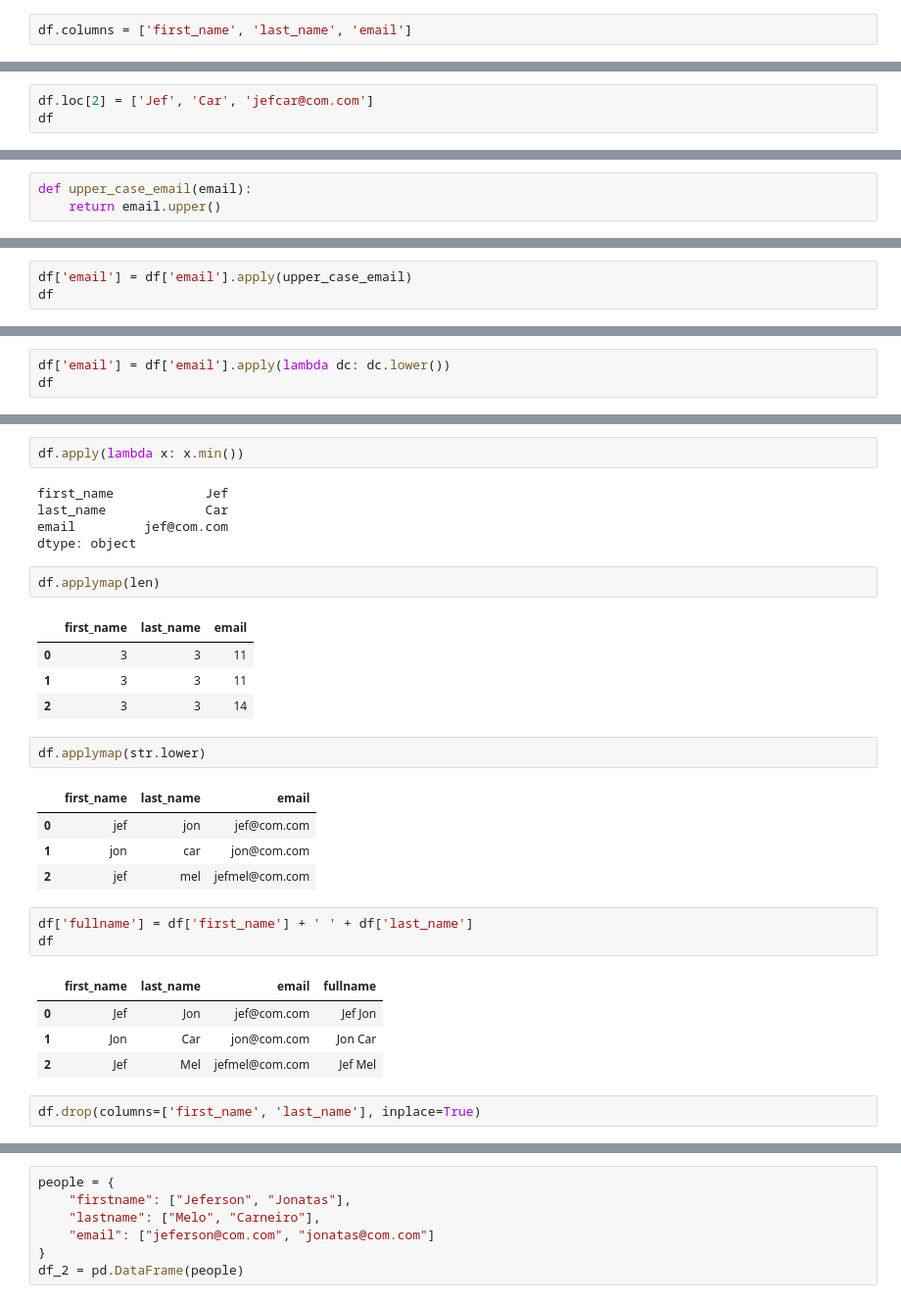
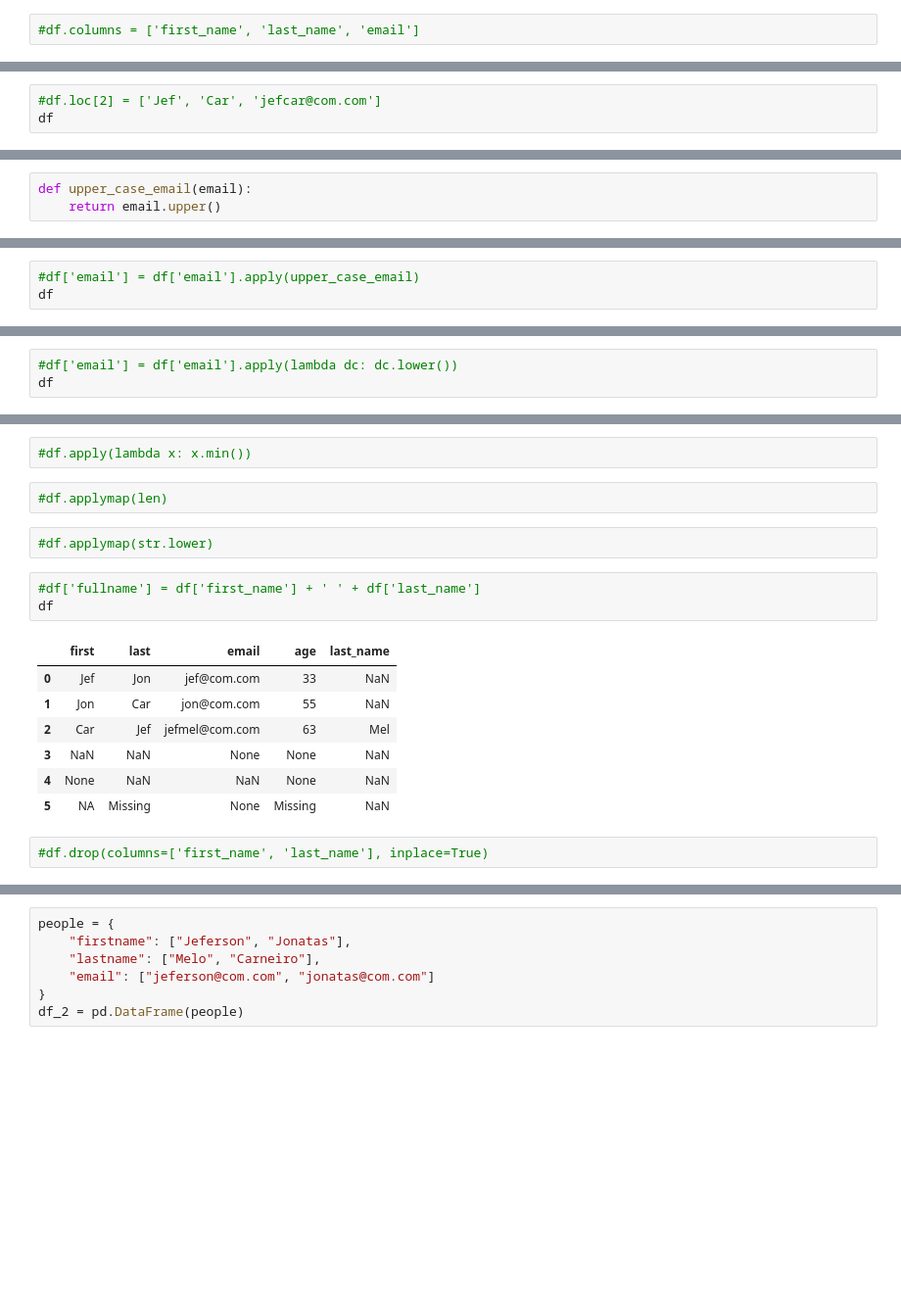
Before and after one commit to JefersonMelo/22-Banco, a Jupyter notebook: 03-Pandas/snippets.ipynb, the cells around one changed output, grey strips where cells are left out. Shown at 98% size. Saved outputs shown, nothing was run; the diff lists cells and outputs as text; blank space fills up the shorter version.

```diff
--- a/03-Pandas/snippets.ipynb
+++ b/03-Pandas/snippets.ipynb
@@ -143,5 +170,5 @@ Index(['first', 'last', 'email'], dtype='object')
 # %%
-df.columns = ['first_name', 'last_name', 'email']
+#df.columns = ['first_name', 'last_name', 'email']
 # %%
 df.columns
 # %% [output]
@@ -180,4 +219,4 @@ df.rename(columns={'first-name':'firstname', 'last-name':'lastname'})#,inplace=T
 # %%
-df.loc[2] = ['Jef', 'Car', 'jefcar@com.com']
+#df.loc[2] = ['Jef', 'Car', 'jefcar@com.com']
 df
 # %% [output]
@@ -244,4 +291,4 @@ Name: email, dtype: object
 # %%
-df['email'] = df['email'].apply(upper_case_email)
+#df['email'] = df['email'].apply(upper_case_email)
 df
 # %% [output]
@@ -252,4 +302,4 @@ df
 # %%
-df['email'] = df['email'].apply(lambda dc: dc.lower())
+#df['email'] = df['email'].apply(lambda dc: dc.lower())
 df
 # %% [output]
@@ -270,33 +325,21 @@ email         3
 dtype: int64
 # %%
-df.apply(lambda x: x.min())
+#df.apply(lambda x: x.min())
-# %% [output]
-first_name            Jef
-last_name             Car
-email         jef@com.com
-dtype: object
 # %%
-df.applymap(len)
+#df.applymap(len)
-# %% [output]
-|  | first_name | last_name | email |
-| 0 | 3 | 3 | 11 |
-| 1 | 3 | 3 | 11 |
-| 2 | 3 | 3 | 14 |
 # %%
-df.applymap(str.lower)
+#df.applymap(str.lower)
-# %% [output]
-|  | first_name | last_name | email |
-| 0 | jef | jon | jef@com.com |
-| 1 | jon | car | jon@com.com |
-| 2 | jef | mel | jefmel@com.com |
 # %%
-df['fullname'] = df['first_name'] + ' ' + df['last_name']
+#df['fullname'] = df['first_name'] + ' ' + df['last_name']
 df
 # %% [output]
-|  | first_name | last_name | email | fullname |
-| 0 | Jef | Jon | jef@com.com | Jef Jon |
-| 1 | Jon | Car | jon@com.com | Jon Car |
-| 2 | Jef | Mel | jefmel@com.com | Jef Mel |
+|  | first | last | email | age | last_name |
+| 0 | Jef | Jon | jef@com.com | 33 | NaN |
+| 1 | Jon | Car | jon@com.com | 55 | NaN |
+| 2 | Car | Jef | jefmel@com.com | 63 | Mel |
+| 3 | NaN | NaN | None | None | NaN |
+| 4 | None | NaN | NaN | None | NaN |
+| 5 | NA | Missing | None | Missing | NaN |
 # %%
-df.drop(columns=['first_name', 'last_name'], inplace=True)
+#df.drop(columns=['first_name', 'last_name'], inplace=True)
 # %%
```
Also changed, not shown: parts of 61 cells of this notebook, 1 other file.
